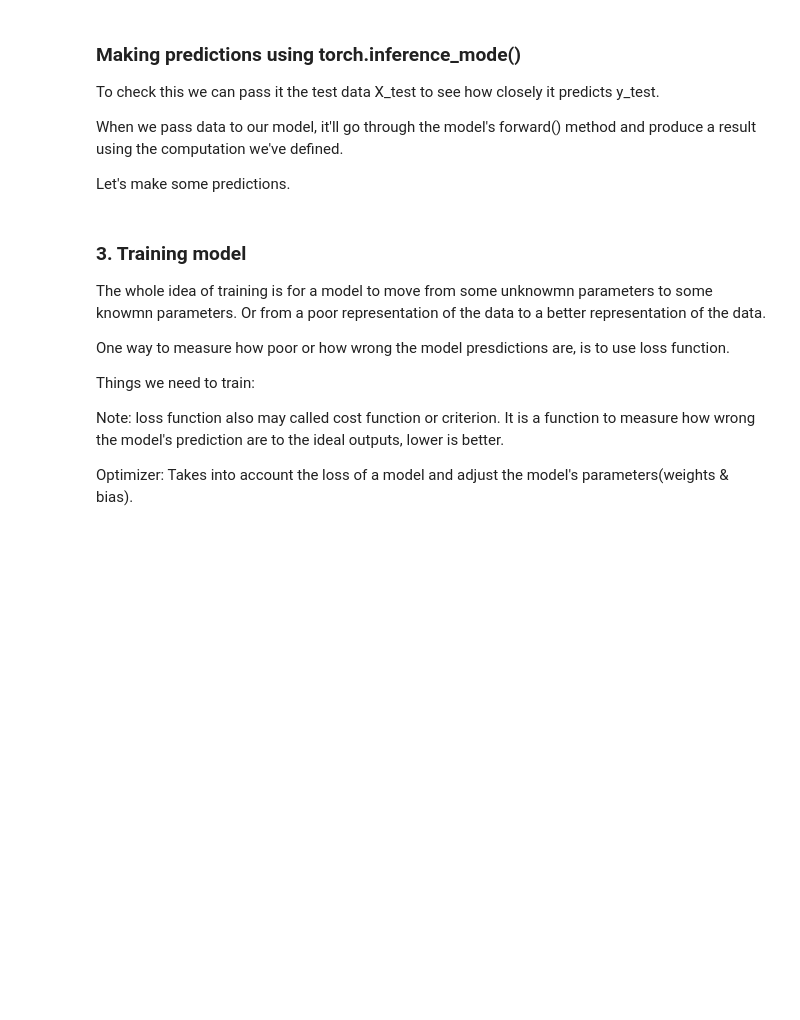
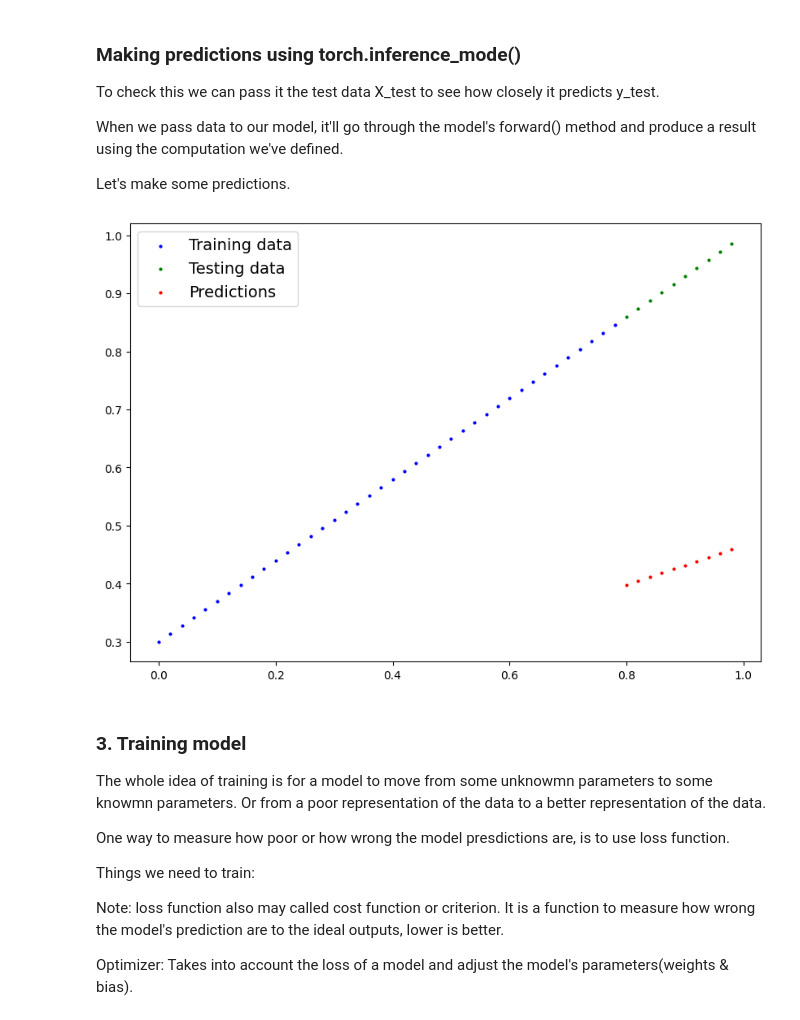
Before and after one commit to gaolarry1987/MachineLearning-DeepLearning, a Jupyter notebook: PyTorch_WorkFlow.ipynb, the cells around one changed output. Drawn from its saved outputs; the diff is of its cells as text; code cells hidden in the pictures; blank space fills up the shorter version.

```diff
--- a/PyTorch_WorkFlow.ipynb
+++ b/PyTorch_WorkFlow.ipynb
@@ -183,6 +183,10 @@ with torch.inference_mode():
 # Note: in older PyTorch code you might also see torch.no_grad()
 # with torch.no_grad():
 #   y_preds = model_0(X_test)
+# %%
+plot_predictions(predictions=y_preds)
+# %% [output]
+[figure, added]
 # %% [markdown]
 ### 3. Training model
 The whole idea of training is for a model to move from some unknowmn parameters to some knowmn parameters.
```
Also changed, not shown: parts of 1 cell of this notebook.
